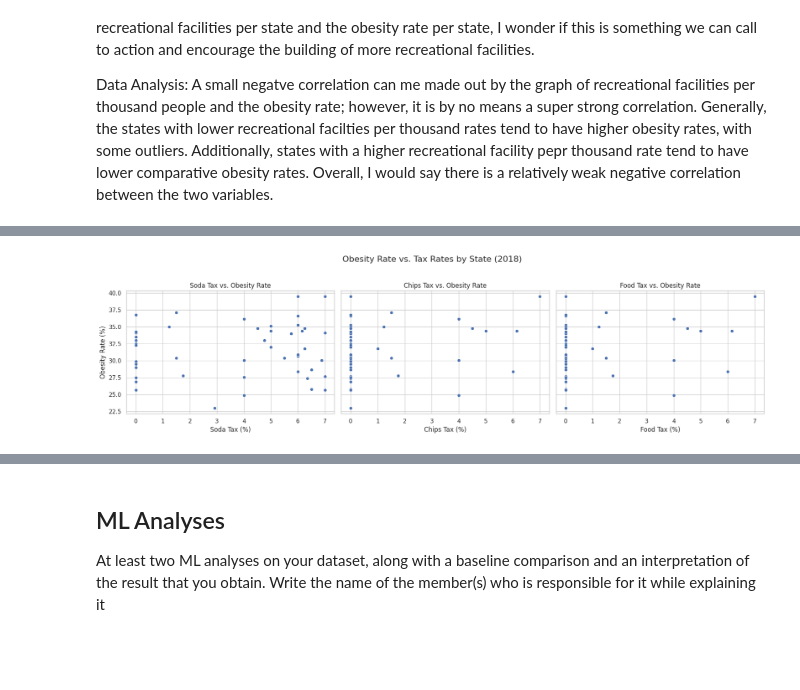
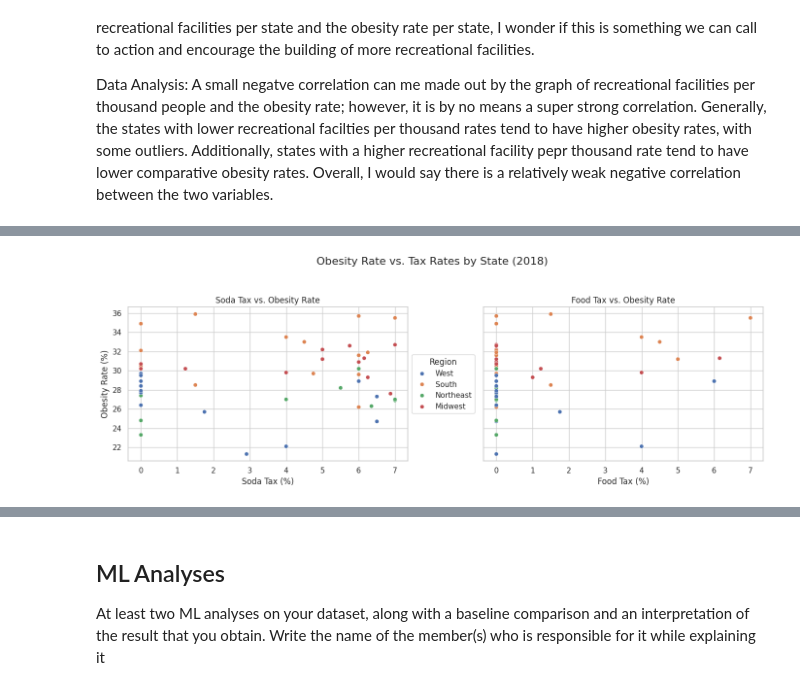
Before and after one commit to ShimraHazmi/CS418Project, a Jupyter notebook: ObesityAnalysisFinal.ipynb, the cells around one changed output, grey strips where cells are left out. Cells and saved outputs as stored; diff of their text form; code cells hidden in the pictures; blank space fills up the shorter version.

```diff
--- a/ObesityAnalysisFinal.ipynb
+++ b/ObesityAnalysisFinal.ipynb
@@ -343,7 +302,7 @@ This data could support the argument to change food assistance programs to restr
 # - analyze correlation
 
 # Get overall obesity rate per state from BFRSS (54 states/territories):
-obesity_df = df_long[(df_long['YearStart'] == 2018) &
+obesity_df = df_long[(df_long['YearStart'] == 2017) &
                     (df_long['Question'] == 'Percent of adults aged 18 years and older who have obesity') &
                    (df_long['StratificationID1'].str.strip() == "OVERALL") &
                      (df_long['Total'] == 'Total') &
@@ -391,12 +350,7 @@ print(h_df)
 
 # heatmap plotting
 plt.figure(figsize=(8, 6))
-# sns.barplot(
-#     data=h_df.reset_index(),
-#     x="index",
-#     y="Obesity Rate",
-#     palette="coolwarm"
-# )
+
 sns.heatmap(h_df, annot=True, cmap="coolwarm", vmin=-1, vmax=1, cbar=True)
 plt.ylabel("Food Assistance Program")
 plt.title("State Level Food Assistance Program Participation Rates vs. Obesity Rate (2017)")
@@ -1442,6 +1137,6 @@ plt.show()
 # %%
 # Get overall obesity rate per state from BFRSS (54 states/territories):
-obesity_df = df_long[(df_long['YearStart'] == 2018) &
+obesity_df = df_long[(df_long['YearStart'] == 2014) &
                     (df_long['Question'] == 'Percent of adults aged 18 years and older who have obesity') &
                    (df_long['StratificationID1'].str.strip() == "OVERALL") &
                      (df_long['Total'] == 'Total') &
@@ -1502,53 +1197,56 @@ print(food_assistance_df)
 # %%
 import seaborn as sns
 import matplotlib.pyplot as plt
+import pandas as pd
 
-# Ensure all relevant columns are numeric (already done, but just to be safe)
-cols_to_numeric = ['SODATAX_STORES14', 'CHIPSTAX_STORES14', 'FOOD_TAX14', 'Obesity_Rate']
-for col in cols_to_numeric:
+#assign states to regions
+west= ["AK", "AZ", "CA", "CO", "HI", "ID", "MT", "NV", "NM", "OR", "UT", "WA", "WY"]
+northeast= ["CT", "MA", "ME", "NH", "NJ", "NY", "PA", "RI", "VT"]
+south= ["AL", "AR", "DC", "DE", "FL", "GA", "KY", "LA", "MD", "MS", "NC", "OK", "SC", "TN", "TX", "VA", "WV"]
+midwest= ["IA", "IL", "IN", "KS", "MI", "MN", "MO", "NE", "ND", "OH", "SD", "WI"]
+
+#create a function assign a region to a given state
+def assign_region(state):
+    if state in west:
+        return "West"
+    if state in northeast:
+        return "Northeast"
+    if state in south:
+        return "South"
+    if state in midwest:
+        return "Midwest"
+
+numeric_cols = ['SODATAX_STORES14', 'FOOD_TAX14', 'Obesity_Rate'] #make sure cols are numeric
+for col in numeric_cols:
     food_assistance_df[col] = pd.to_numeric(food_assistance_df[col], errors='coerce')
 
-# Set seaborn style
+food_assistance_df["Region"] = food_assistance_df["State"].apply(assign_region) #assign regions
+
+#setup the plot
 sns.set(style="whitegrid")
+fig, axes = plt.subplots(1, 2, figsize=(14, 5), sharey=True)
 
-# Create 3 subplots for each tax type
-fig, axes = plt.subplots(1, 3, figsize=(18, 5), sharey=True)
-
-# Soda Tax vs Obesity
-sns.scatterplot(
-    ax=axes[0],
-    x="SODATAX_STORES14",
-    y="Obesity_Rate",
-    data=food_assistance_df
-)
+#soda Tax vs Obesity
+sns.scatterplot(ax=axes[0], data=food_assistance_df, x="SODATAX_STORES14", y="Obesity_Rate", hue="Region")
 axes[0].set_title("Soda Tax vs. Obesity Rate")
 axes[0].set_xlabel("Soda Tax (%)")
 axes[0].set_ylabel("Obesity Rate (%)")
 
-# Chips Tax vs Obesity
-sns.scatterplot(
-    ax=axes[1],
-    x="CHIPSTAX_STORES14",
-    y="Obesity_Rate",
-    data=food_assistance_df
-)
-axes[1].set_title("Chips Tax vs. Obesity Rate")
-axes[1].set_xlabel("Chips Tax (%)")
+#food Tax vs Obesity
+sns.scatterplot(ax=axes[1], data=food_assistance_df, x="FOOD_TAX14", y="Obesity_Rate", hue="Region", legend=False) #to hide second legend
+axes[1].set_title("Food Tax vs. Obesity Rate")
+axes[1].set_xlabel("Food Tax (%)")
 axes[1].set_ylabel("")
-
-# Food Tax vs Obesity
-sns.scatterplot(
-    ax=axes[2],
-    x="FOOD_TAX14",
-    y="Obesity_Rate",
-    data=food_assistance_df
-)
-axes[2].set_title("Food Tax vs. Obesity Rate")
-axes[2].set_xlabel("Food Tax (%)")
-axes[2].set_ylabel("")
+axes[0].legend(title="Region", loc='center left', bbox_to_anchor=(1, 0.5))
 
 plt.suptitle("Obesity Rate vs. Tax Rates by State (2018)", fontsize=16)
-plt.tight_layout(rect=[0, 0, 1, 0.95])
+plt.tight_layout(rect=[0, 0, 1, 0.93])
 plt.show()
+
+#correlation coefficients
+soda_corr = food_assistance_df['Obesity_Rate'].corr(food_assistance_df['SODATAX_STORES14'])
+food_corr = food_assistance_df['Obesity_Rate'].corr(food_assistance_df['FOOD_TAX14'])
+print(f"Soda Tax vs Obesity Correlation: {soda_corr:.3f}")
+print(f"Food Tax vs Obesity Correlation: {food_corr:.3f}")
 # %% [output]
-[figure, old version]
+[figure, new version]
```
Also changed, not shown: parts of 44 cells of this notebook.
